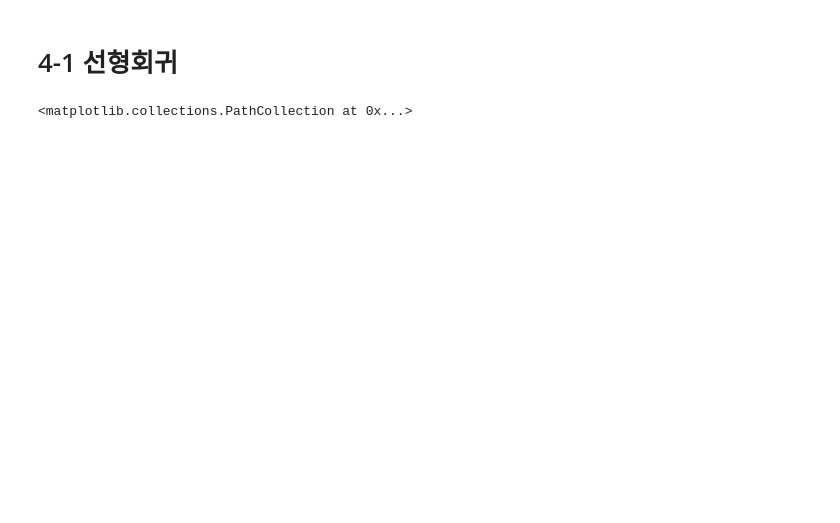
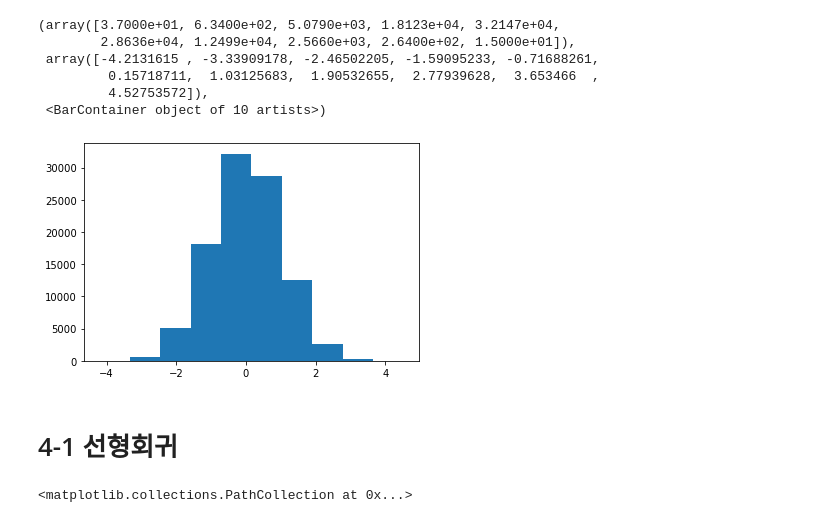
Before and after one commit to JaeYoung-Cho-95/AI, a Jupyter notebook: Chapter4.ipynb, the cells around one changed output. Cells and saved outputs as stored; diff of their text form; code cells hidden in the pictures; blank space fills up the shorter version.

```diff
--- a/Chapter4.ipynb
+++ b/Chapter4.ipynb
@@ -6,3 +36,15 @@
+# %%
+x = np.linspace(-10,10,100)
+y = np.random.randn(100000,)
+plt.hist(y)
+# %% [output]
+(array([3.7000e+01, 6.3400e+02, 5.0790e+03, 1.8123e+04, 3.2147e+04,
+        2.8636e+04, 1.2499e+04, 2.5660e+03, 2.6400e+02, 1.5000e+01]),
+ array([-4.2131615 , -3.33909178, -2.46502205, -1.59095233, -0.71688261,
+         0.15718711,  1.03125683,  1.90532655,  2.77939628,  3.653466  ,
+         4.52753572]),
+ <BarContainer object of 10 artists>)
+[figure, added]
 # %% [markdown]
 # 4-1 선형회귀
 # %%
```
Also changed, not shown: parts of 19 cells of this notebook.
